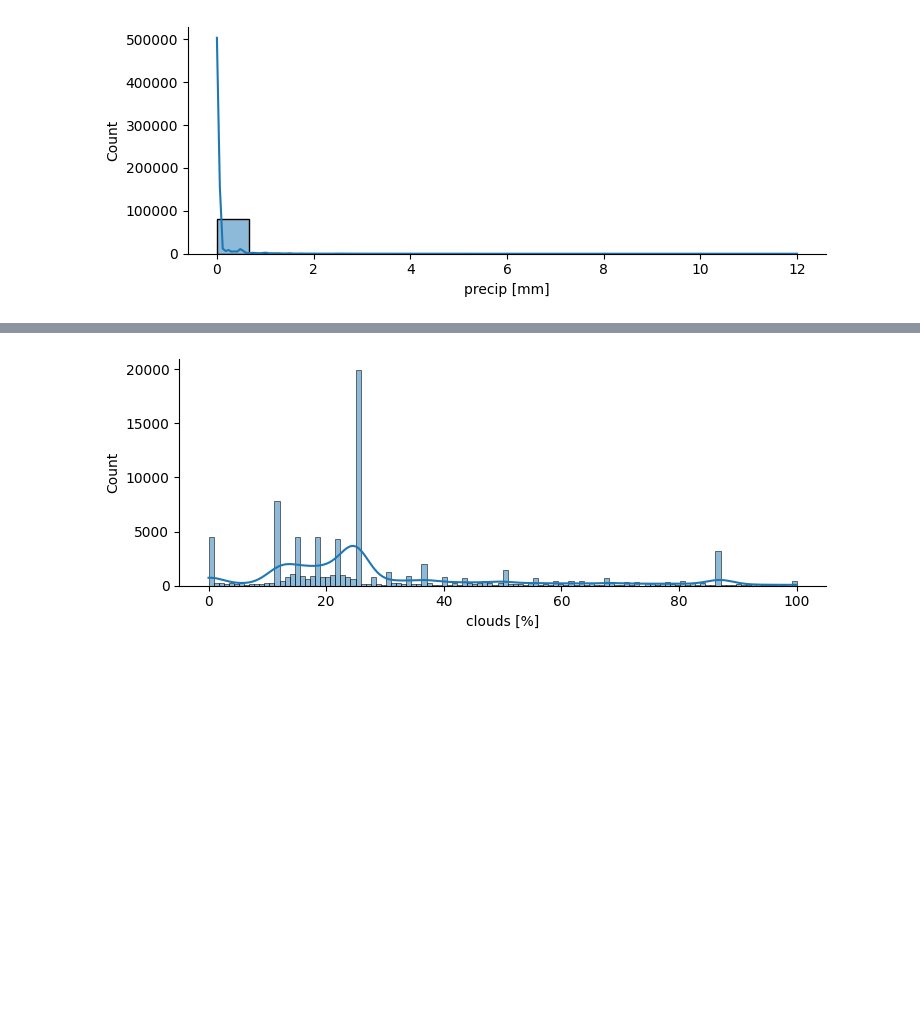
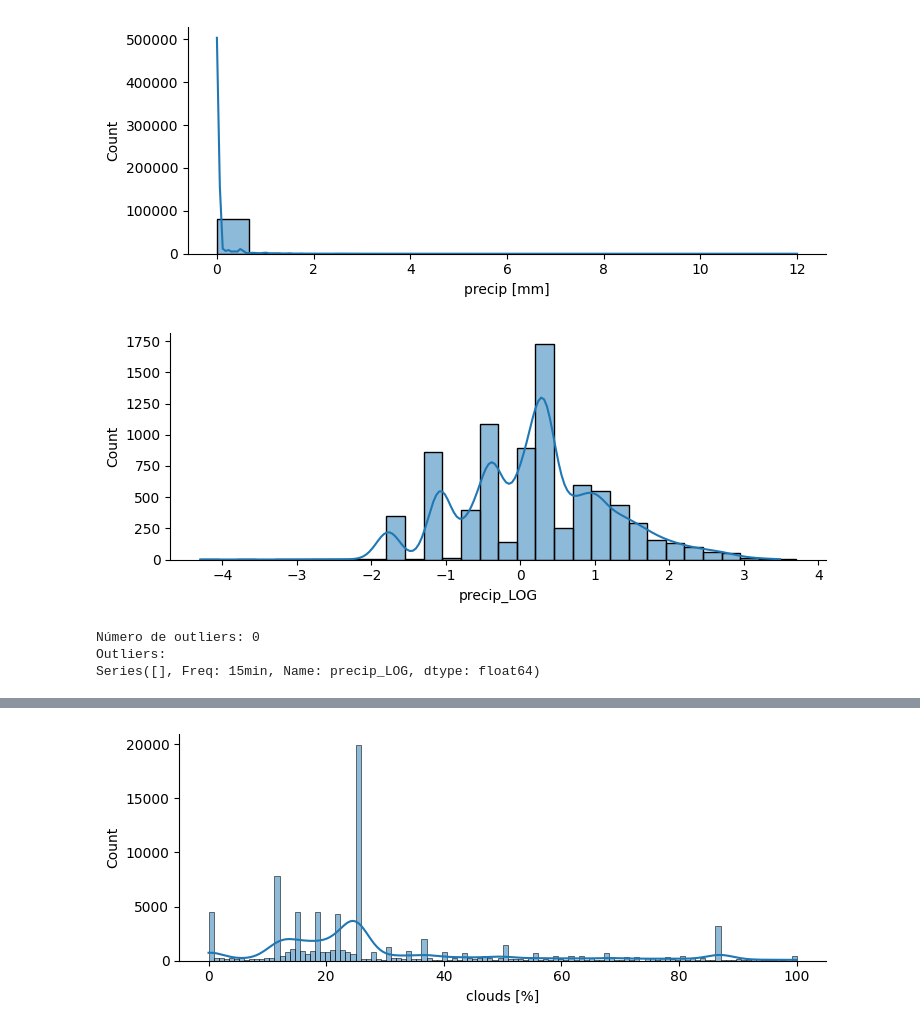
Before and after one commit to AFernandezBenages/WP4, a Jupyter notebook: code/casalMonsterratina_producciónSolar.ipynb, the cells around one changed output, grey strips where cells are left out. Drawn from its saved outputs; the diff is of its cells as text; code cells hidden in the pictures; blank space fills up the shorter version.

```diff
--- a/code/casalMonsterratina_producciónSolar.ipynb
+++ b/code/casalMonsterratina_producciónSolar.ipynb
@@ -487,3 +505,19 @@ tiene sentido lo que se lee... que el viento sea muy racheado es normal. vientos
 sns.displot(data=df_PV["precip [mm]"], kde=True, height=3, aspect= 2.5 );
 # %% [output]
 [figure]
+# %%
+df_PV["precip_LOG"] = np.log(df_PV["precip [mm]"])+1
+# %%
+sns.displot(data=df_PV["precip_LOG"], binwidth=0.25, kde=True, height=3, aspect= 2.5 );
+# %% [output]
+[figure, added]
+# %%
+# Uso de la función
+outliers_col1 = getOutliers(df_PV['precip_LOG'])
+print("Número de outliers:", outliers_col1.shape[0])
+print("Outliers:")
+print(outliers_col1)
+# %% [output]
+Número de outliers: 0
+Outliers:
+Series([], Freq: 15min, Name: precip_LOG, dtype: float64)
```
Also changed, not shown: parts of 9 cells of this notebook.
